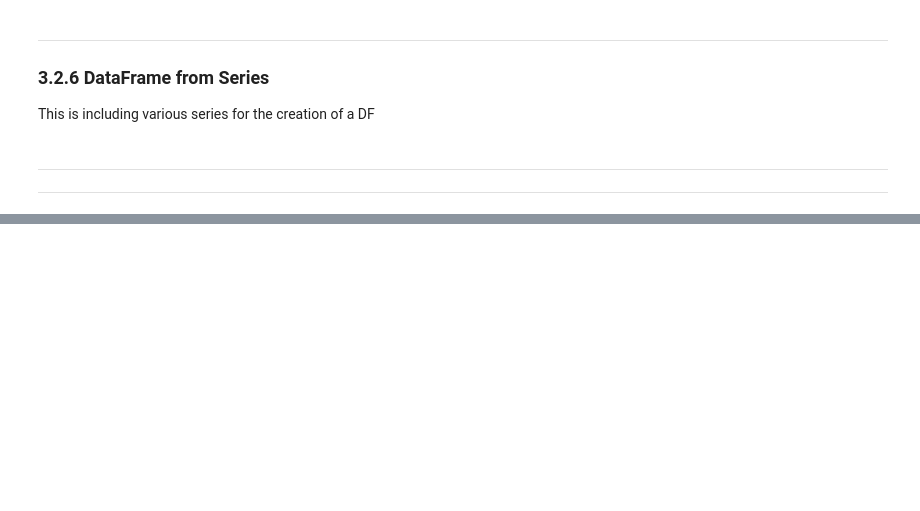
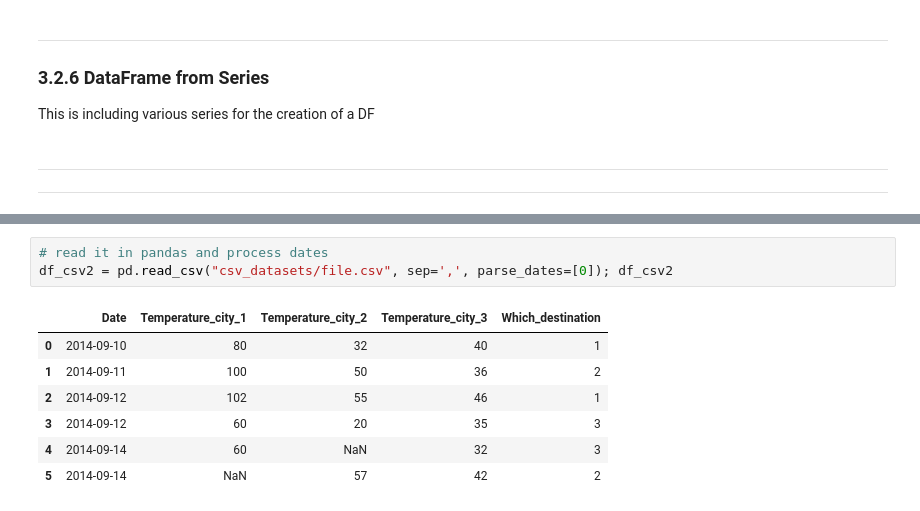
Before and after one commit to nkarast/notebooks, a Jupyter notebook: pandas_data_munging.ipynb, the cells around one changed output, grey strips where cells are left out. Drawn from its saved outputs; the diff is of its cells as text; blank space fills up the shorter version.

```diff
--- a/pandas_data_munging.ipynb
+++ b/pandas_data_munging.ipynb
@@ -708,0 +904,11 @@ This is including various series for the creation of a DF
+# %%
+# read it in pandas and process dates
+df_csv2 = pd.read_csv("csv_datasets/file.csv", sep=',', parse_dates=[0]); df_csv2
+# %% [output]
+|  | Date | Temperature_city_1 | Temperature_city_2 | Temperature_city_3 | Which_destination |
+| 0 | 2014-09-10 | 80 | 32 | 40 | 1 |
+| 1 | 2014-09-11 | 100 | 50 | 36 | 2 |
+| 2 | 2014-09-12 | 102 | 55 | 46 | 1 |
+| 3 | 2014-09-12 | 60 | 20 | 35 | 3 |
+| 4 | 2014-09-14 | 60 | NaN | 32 | 3 |
+| 5 | 2014-09-14 | NaN | 57 | 42 | 2 |
```
Also changed, not shown: parts of 105 cells of this notebook, 3 other files.
